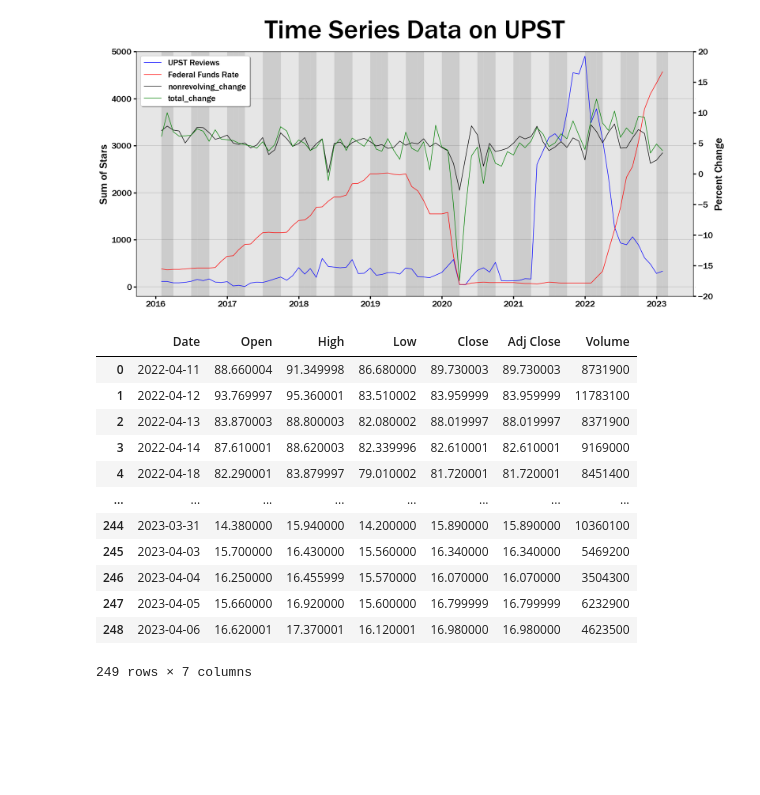
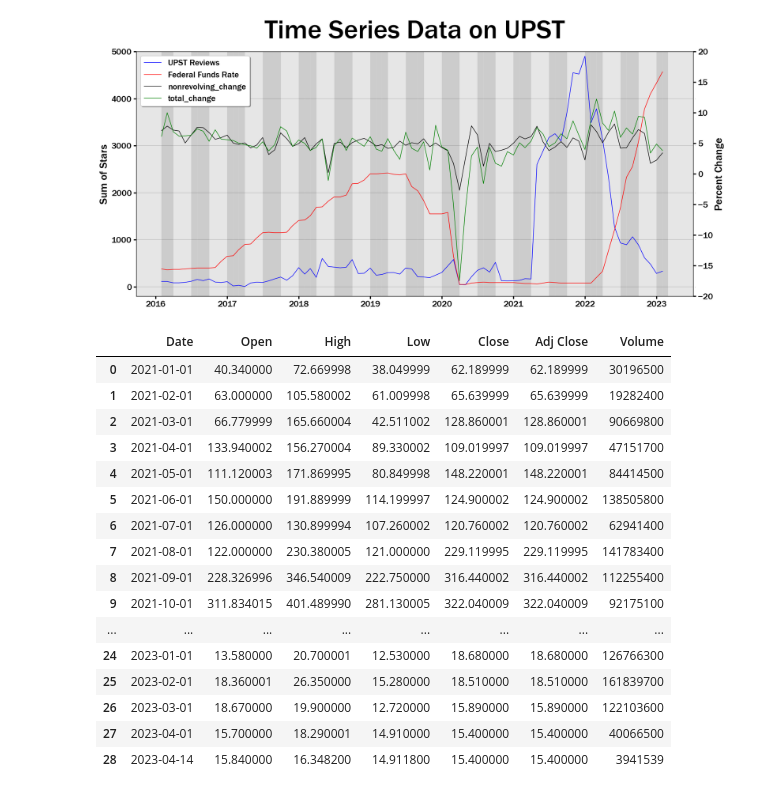
Before and after one commit to wweinel/PersonalProject, a Jupyter notebook: upstAnalysis.ipynb, the cells around one changed output. Cells and saved outputs as stored; diff of their text form; code cells hidden in the pictures; blank space fills up the shorter version.

Commit message:
new data

```diff
--- a/upstAnalysis.ipynb
+++ b/upstAnalysis.ipynb
@@ -341,19 +341,24 @@ plt.show()
 # %% [output]
 [figure]
 # %%
-stock = pd.read_csv('data/UPST.csv')
-stock
+stock = pd.read_csv('data/UPST_Monthly.csv')
+stock['Date'] = pd.to_datetime(stock['Date'])
+stock['year_month'] = stock['Series Description'].dt.to_period('M')
 # %% [output]
 |  | Date | Open | High | Low | Close | Adj Close | Volume |
-| 0 | 2022-04-11 | 88.660004 | 91.349998 | 86.680000 | 89.730003 | 89.730003 | 8731900 |
-| 1 | 2022-04-12 | 93.769997 | 95.360001 | 83.510002 | 83.959999 | 83.959999 | 11783100 |
-| 2 | 2022-04-13 | 83.870003 | 88.800003 | 82.080002 | 88.019997 | 88.019997 | 8371900 |
-| 3 | 2022-04-14 | 87.610001 | 88.620003 | 82.339996 | 82.610001 | 82.610001 | 9169000 |
-| 4 | 2022-04-18 | 82.290001 | 83.879997 | 79.010002 | 81.720001 | 81.720001 | 8451400 |
+| 0 | 2021-01-01 | 40.340000 | 72.669998 | 38.049999 | 62.189999 | 62.189999 | 30196500 |
+| 1 | 2021-02-01 | 63.000000 | 105.580002 | 61.009998 | 65.639999 | 65.639999 | 19282400 |
+| 2 | 2021-03-01 | 66.779999 | 165.660004 | 42.511002 | 128.860001 | 128.860001 | 90669800 |
+| 3 | 2021-04-01 | 133.940002 | 156.270004 | 89.330002 | 109.019997 | 109.019997 | 47151700 |
+| 4 | 2021-05-01 | 111.120003 | 171.869995 | 80.849998 | 148.220001 | 148.220001 | 84414500 |
+| 5 | 2021-06-01 | 150.000000 | 191.889999 | 114.199997 | 124.900002 | 124.900002 | 138505800 |
+| 6 | 2021-07-01 | 126.000000 | 130.899994 | 107.260002 | 120.760002 | 120.760002 | 62941400 |
+| 7 | 2021-08-01 | 122.000000 | 230.380005 | 121.000000 | 229.119995 | 229.119995 | 141783400 |
+| 8 | 2021-09-01 | 228.326996 | 346.540009 | 222.750000 | 316.440002 | 316.440002 | 112255400 |
+| 9 | 2021-10-01 | 311.834015 | 401.489990 | 281.130005 | 322.040009 | 322.040009 | 92175100 |
 | ... | ... | ... | ... | ... | ... | ... | ... |
-| 244 | 2023-03-31 | 14.380000 | 15.940000 | 14.200000 | 15.890000 | 15.890000 | 10360100 |
-| 245 | 2023-04-03 | 15.700000 | 16.430000 | 15.560000 | 16.340000 | 16.340000 | 5469200 |
-| 246 | 2023-04-04 | 16.250000 | 16.455999 | 15.570000 | 16.070000 | 16.070000 | 3504300 |
-| 247 | 2023-04-05 | 15.660000 | 16.920000 | 15.600000 | 16.799999 | 16.799999 | 6232900 |
-| 248 | 2023-04-06 | 16.620001 | 17.370001 | 16.120001 | 16.980000 | 16.980000 | 4623500 |
+| 24 | 2023-01-01 | 13.580000 | 20.700001 | 12.530000 | 18.680000 | 18.680000 | 126766300 |
+| 25 | 2023-02-01 | 18.360001 | 26.350000 | 15.280000 | 18.510000 | 18.510000 | 161839700 |
+| 26 | 2023-03-01 | 18.670000 | 19.900000 | 12.720000 | 15.890000 | 15.890000 | 122103600 |
+| 27 | 2023-04-01 | 15.700000 | 18.290001 | 14.910000 | 15.400000 | 15.400000 | 40066500 |
+| 28 | 2023-04-14 | 15.840000 | 16.348200 | 14.911800 | 15.400000 | 15.400000 | 3941539 |
-249 rows × 7 columns
```
Also changed, not shown: 1 other file.
